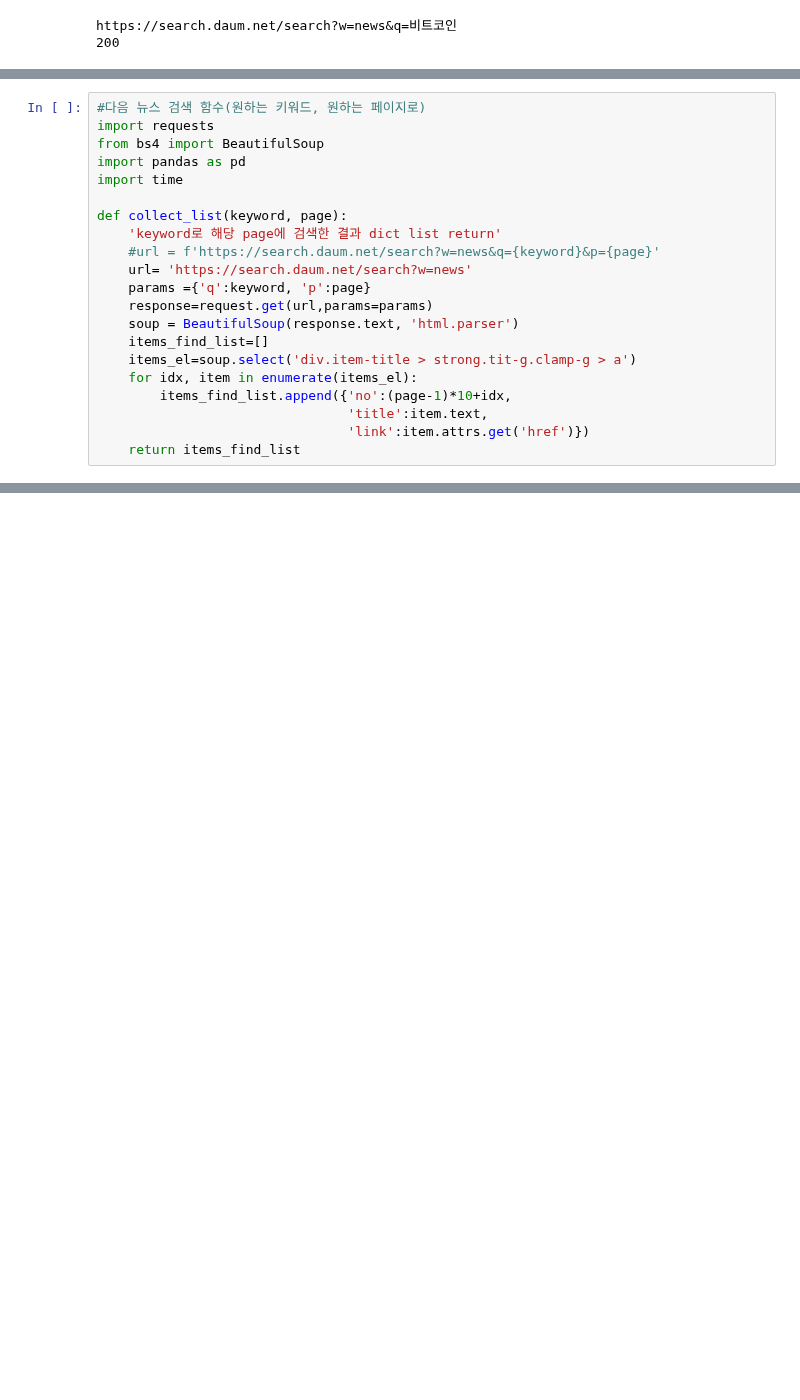
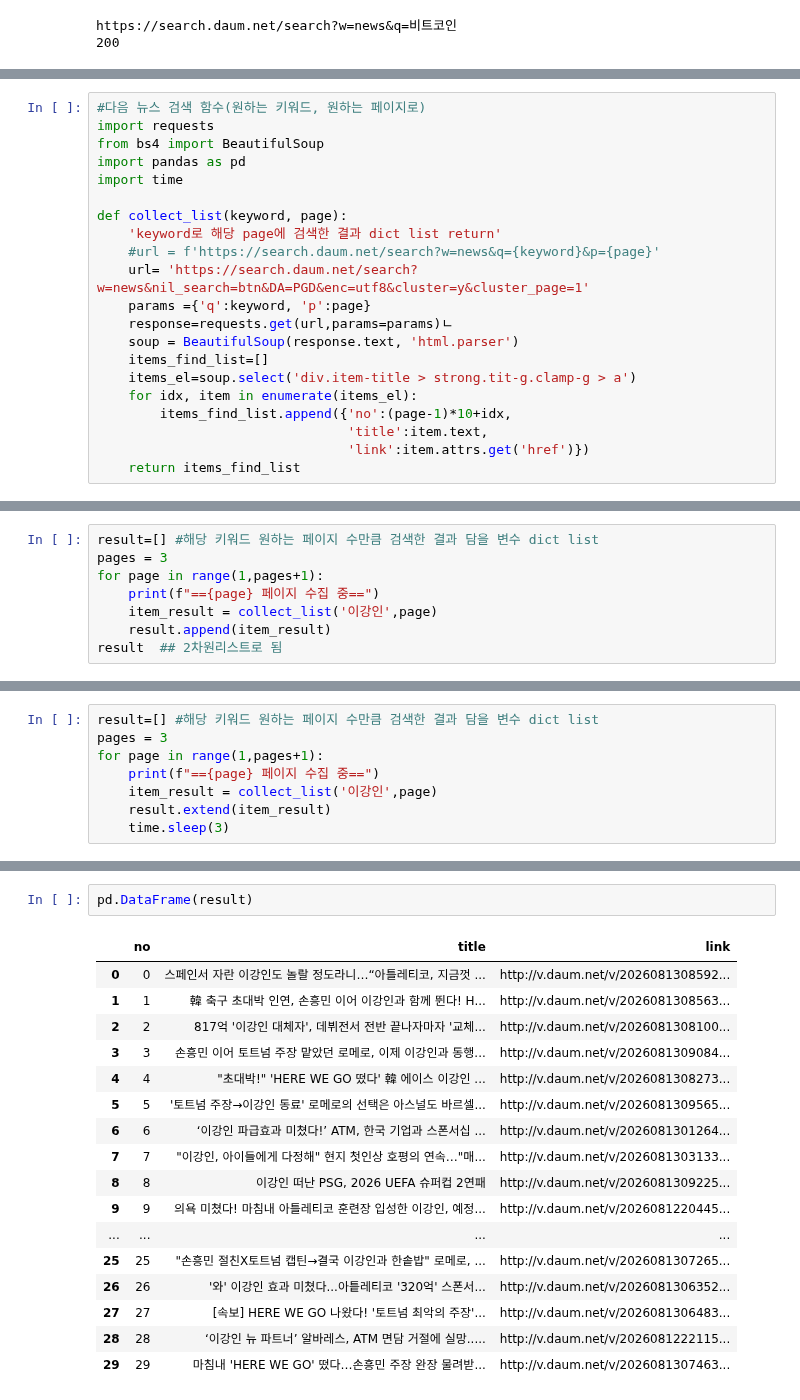
Before and after one commit to jack8704/ai, a Jupyter notebook: source/01_python/ch14_웹데이터수집1_정적_공공.ipynb, the cells around one changed output, grey strips where cells are left out. Saved outputs shown, nothing was run; the diff lists cells and outputs as text; blank space fills up the shorter version.

```diff
--- a/source/01_python/ch14_웹데이터수집1_정적_공공.ipynb
+++ b/source/01_python/ch14_웹데이터수집1_정적_공공.ipynb
@@ -541,9 +555,9 @@ import time
 def collect_list(keyword, page):
     'keyword로 해당 page에 검색한 결과 dict list return'
     #url = f'https://search.daum.net/search?w=news&q={keyword}&p={page}'
-    url= 'https://search.daum.net/search?w=news'
+    url= 'https://search.daum.net/search?w=news&nil_search=btn&DA=PGD&enc=utf8&cluster=y&cluster_page=1'
     params ={'q':keyword, 'p':page}
-    response=request.get(url,params=params)
+    response=requests.get(url,params=params)ㄴ
     soup = BeautifulSoup(response.text, 'html.parser')
     items_find_list=[]
     items_el=soup.select('div.item-title > strong.tit-g.clamp-g > a')
@@ -558,0 +571,8 @@ AttributeError: 'Request' object has no attribute 'get'
+# %%
+result=[] #해당 키워드 원하는 페이지 수만큼 검색한 결과 담을 변수 dict list
+pages = 3
+for page in range(1,pages+1):
+    print(f"=={page} 페이지 수집 중==")
+    item_result = collect_list('이강인',page)
+    result.append(item_result)
+result  ## 2차원리스트로 됨
@@ -558,0 +600,8 @@ AttributeError: 'Request' object has no attribute 'get'
+# %%
+result=[] #해당 키워드 원하는 페이지 수만큼 검색한 결과 담을 변수 dict list
+pages = 3
+for page in range(1,pages+1):
+    print(f"=={page} 페이지 수집 중==")
+    item_result = collect_list('이강인',page)
+    result.extend(item_result)
+    time.sleep(3)
@@ -558,0 +612,20 @@ AttributeError: 'Request' object has no attribute 'get'
+# %%
+pd.DataFrame(result)
+# %% [output]
+|  | no | title | link |
+| 0 | 0 | 스페인서 자란 이강인도 놀랄 정도라니…“아틀레티코, 지금껏 ... | http://v.daum.net/v/2026081308592... |
+| 1 | 1 | 韓 축구 초대박 인연, 손흥민 이어 이강인과 함께 뛴다! H... | http://v.daum.net/v/2026081308563... |
+| 2 | 2 | 817억 '이강인 대체자', 데뷔전서 전반 끝나자마자 '교체... | http://v.daum.net/v/2026081308100... |
+| 3 | 3 | 손흥민 이어 토트넘 주장 맡았던 로메로, 이제 이강인과 동행... | http://v.daum.net/v/2026081309084... |
+| 4 | 4 | "초대박!" 'HERE WE GO 떴다' 韓 에이스 이강인 ... | http://v.daum.net/v/2026081308273... |
+| 5 | 5 | '토트넘 주장→이강인 동료' 로메로의 선택은 아스널도 바르셀... | http://v.daum.net/v/2026081309565... |
+| 6 | 6 | ‘이강인 파급효과 미쳤다!’ ATM, 한국 기업과 스폰서십 ... | http://v.daum.net/v/2026081301264... |
+| 7 | 7 | "이강인, 아이들에게 다정해" 현지 첫인상 호평의 연속…"매... | http://v.daum.net/v/2026081303133... |
+| 8 | 8 | 이강인 떠난 PSG, 2026 UEFA 슈퍼컵 2연패 | http://v.daum.net/v/2026081309225... |
+| 9 | 9 | 의욕 미쳤다! 마침내 아틀레티코 훈련장 입성한 이강인, 예정... | http://v.daum.net/v/2026081220445... |
+| ... | ... | ... | ... |
+| 25 | 25 | "손흥민 절친X토트넘 캡틴→결국 이강인과 한솥밥" 로메로, ... | http://v.daum.net/v/2026081307265... |
+| 26 | 26 | '와' 이강인 효과 미쳤다...아틑레티코 '320억' 스폰서... | http://v.daum.net/v/2026081306352... |
+| 27 | 27 | [속보] HERE WE GO 나왔다! '토트넘 최악의 주장'... | http://v.daum.net/v/2026081306483... |
+| 28 | 28 | ‘이강인 뉴 파트너’ 알바레스, ATM 면담 거절에 실망..... | http://v.daum.net/v/2026081222115... |
+| 29 | 29 | 마침내 'HERE WE GO' 떴다…손흥민 주장 완장 물려받... | http://v.daum.net/v/2026081307463... |
```
Also changed, not shown: parts of 40 cells of this notebook, 6 other files.
